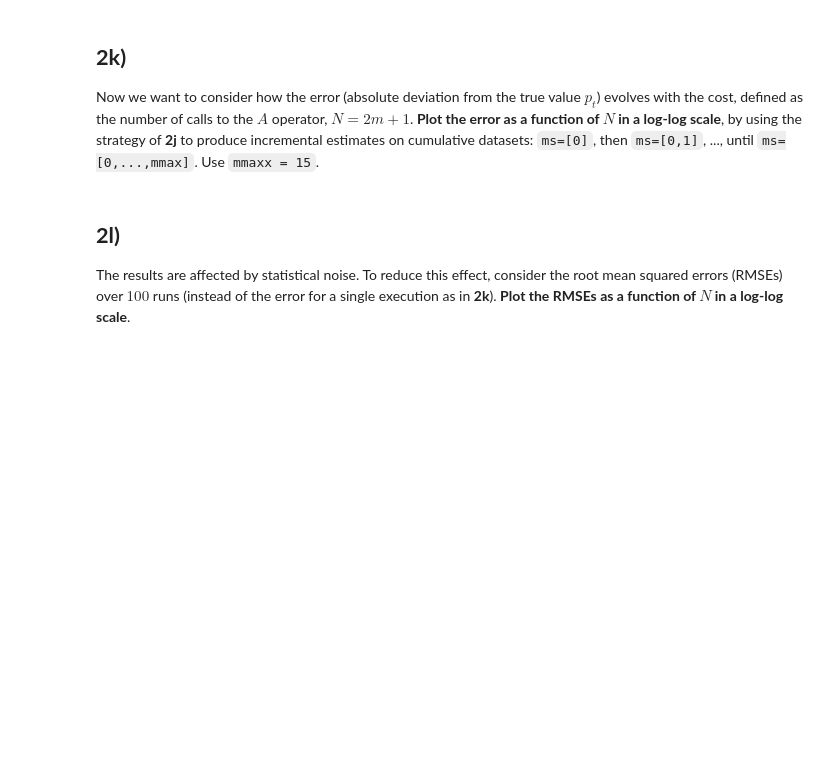
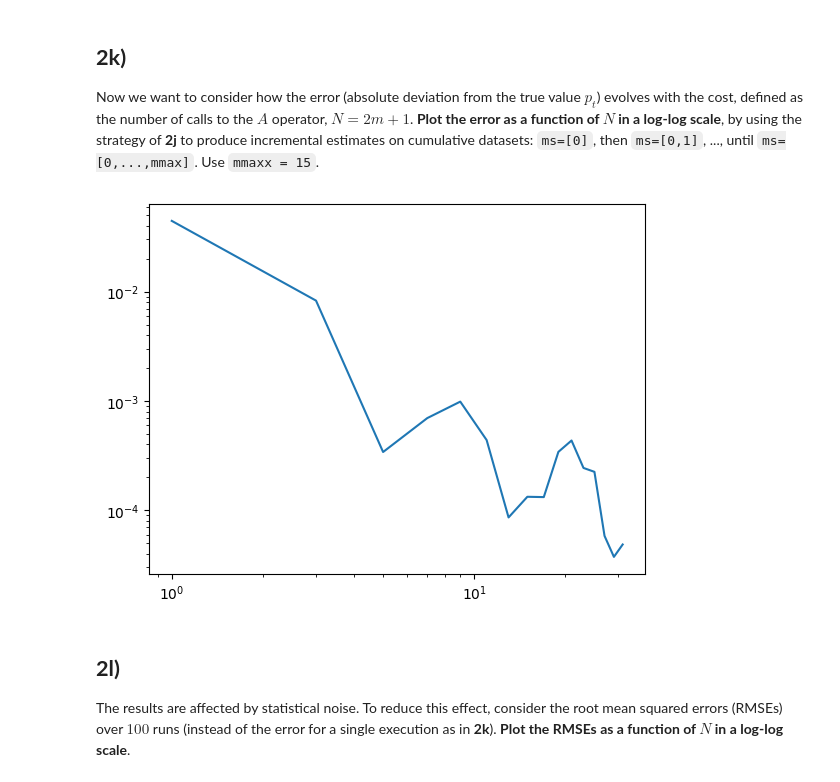
Before and after one commit to ezekielcochran/vtq-hackathon, a Jupyter notebook: qmace.ipynb, the cells around one changed output. Cells and saved outputs as stored; diff of their text form; code cells hidden in the pictures; blank space fills up the shorter version.

```diff
--- a/qmace.ipynb
+++ b/qmace.ipynb
@@ -400,11 +400,10 @@ plt.show()
 Consider the task of estimating $p$ from data. We can do this by maximizing the likelihood. Create a function `maximize_likelihood(ms, xs, Nshots)` that does this, using an optimization function from `scipy.optimize`. Test this function for the data of **2i**, and **print the value of $p$ that maximizes its value**.
 # %%
 from scipy.optimize import minimize
-from scipy.optimize import differential_evolution
 import random
 
 def maximize_likelihood(ms, xs, Nshots):
-    optimization_trials = 2000 * len(ms)
+    optimization_trials = 100 * len(ms) # TODO pick a good number here
 
     def calc_point(p):
         result = 1
@@ -434,7 +433,7 @@ def maximize_likelihood(ms, xs, Nshots):
             optimal_value = this_value
             best_param = this_param
 
-    return best_param
+    return best_param[0]
 
 # Test function on values from previous part
 print(maximize_likelihood(ms, xs, NUM_SHOTS))
@@ -444,6 +443,26 @@ print(maximize_likelihood(ms, xs, NUM_SHOTS))
 ## **2k)**
 
 Now we want to consider how the error (absolute deviation from the true value $p_t$) evolves with the cost, defined as the number of calls to the $A$ operator, $N=2m+1$. **Plot the error as a function of $N$ in a log-log scale**, by using the strategy of **2j** to produce incremental estimates on cumulative datasets: `ms=[0]`, then `ms=[0,1]`, ..., until `ms=[0,...,mmax]`. Use `mmaxx = 15`.
+# %%
+mmaxx = 15
+ms = [m for m in range(mmaxx + 1)]
+xs = get_data(a_gate, w_reflection, ms, NUM_SHOTS)
+exact_value = 1/2**NUM_QUBITS
+estimates = []
+for mmax in range(mmaxx + 1):
+    this_ms = ms[:mmax+1]
+    this_xs = xs[:mmax+1]
+    this_estimate = maximize_likelihood(this_ms, this_xs, NUM_SHOTS)
+    estimates.append(this_estimate)
+
+assert(len(estimates) == mmaxx + 1)
+
+N_values = [2*m + 1 for m in range(mmaxx + 1)]
+errors = [np.abs(estimate - exact_value) for estimate in estimates]
+plt.loglog(N_values, errors)
+plt.show()
+# %% [output]
+[figure, added]
 # %% [markdown]
 ## **2l)**
 
```
Also changed, not shown: parts of 7 cells of this notebook.
